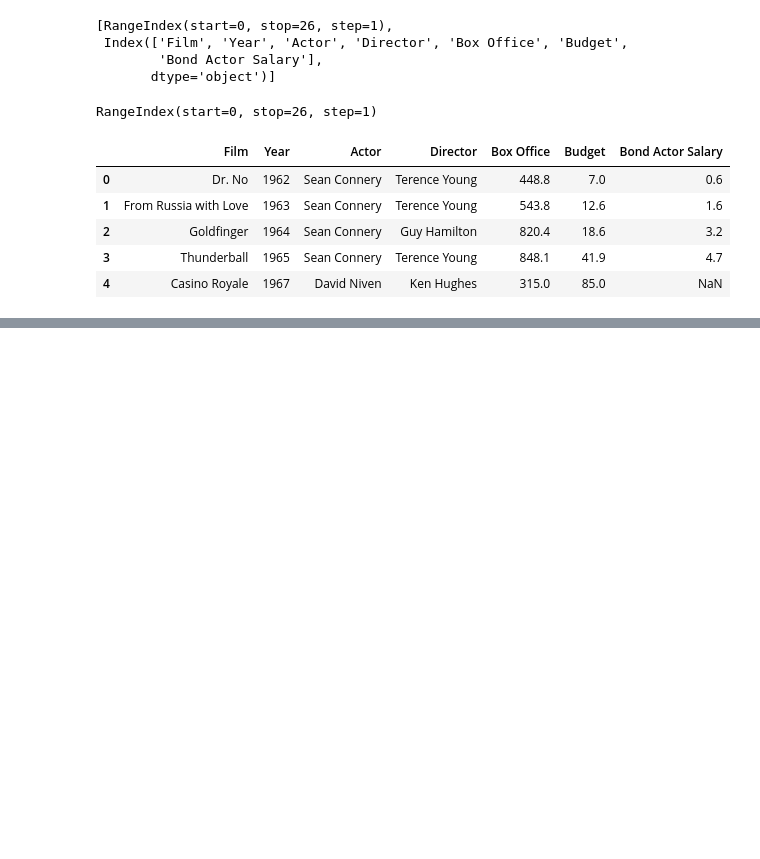
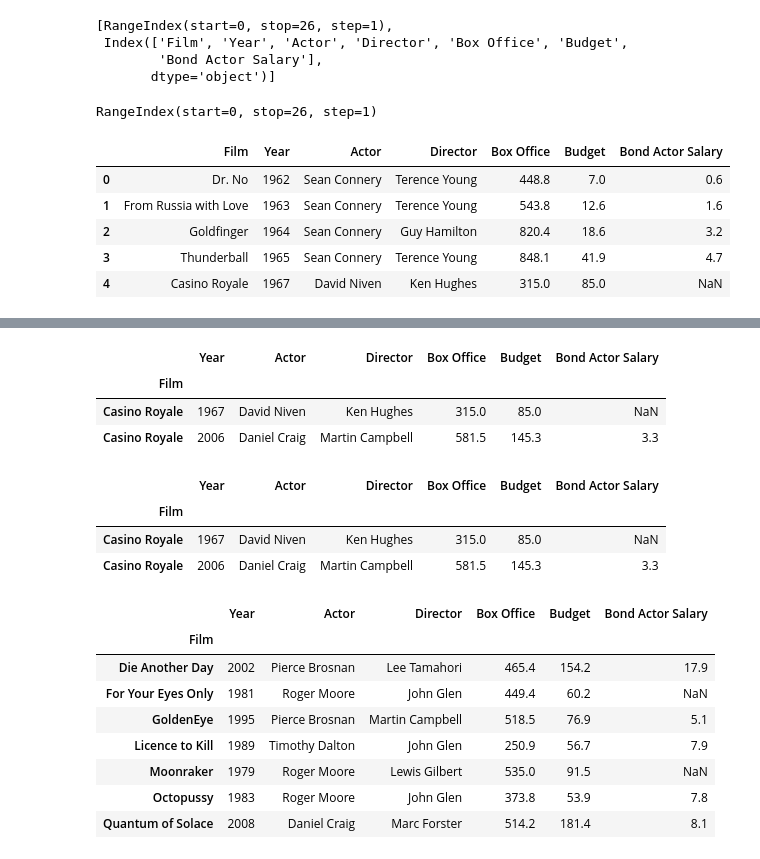
Before and after one commit to jack-cao-623/python_learning, a Jupyter notebook: dataframes_03_data_extraction.ipynb, the cells around one changed output, grey strips where cells are left out. Saved outputs shown, nothing was run; the diff lists cells and outputs as text; code cells hidden in the pictures; blank space fills up the shorter version.

```diff
--- a/dataframes_03_data_extraction.ipynb
+++ b/dataframes_03_data_extraction.ipynb
@@ -133,0 +238,44 @@ bond.set_index(keys = 'Film')
+# %%
+# index labels don't need to be unique
+
+# two rows where Film is Casino Royale
+(
+    bond
+      [bond['Film'] == 'Casino Royale']
+      .set_index('Film')
+)
+# %% [output]
+|  | Year | Actor | Director | Box Office | Budget | Bond Actor Salary |
+| Film |  |  |  |  |  |  |
+| Casino Royale | 1967 | David Niven | Ken Hughes | 315.0 | 85.0 | NaN |
+| Casino Royale | 2006 | Daniel Craig | Martin Campbell | 581.5 | 145.3 | 3.3 |
+# %%
+# make Film the index and extract using .loc[]
+(
+    bond
+      .set_index('Film')
+      .loc['Casino Royale', :]
+)
+# %% [output]
+|  | Year | Actor | Director | Box Office | Budget | Bond Actor Salary |
+| Film |  |  |  |  |  |  |
+| Casino Royale | 1967 | David Niven | Ken Hughes | 315.0 | 85.0 | NaN |
+| Casino Royale | 2006 | Daniel Craig | Martin Campbell | 581.5 | 145.3 | 3.3 |
+# %%
+# .loc[] suppports list slicing
+(
+    bond
+      .set_index('Film')
+      .sort_index()                                # if you want to sort films alphabetically
+      .loc['Die Another Day':'Skyfall':2, :]       # list slicing; #2 refers to step by 2, i.e., every other; defaults to 1
+)
+# %% [output]
+|  | Year | Actor | Director | Box Office | Budget | Bond Actor Salary |
+| Film |  |  |  |  |  |  |
+| Die Another Day | 2002 | Pierce Brosnan | Lee Tamahori | 465.4 | 154.2 | 17.9 |
+| For Your Eyes Only | 1981 | Roger Moore | John Glen | 449.4 | 60.2 | NaN |
+| GoldenEye | 1995 | Pierce Brosnan | Martin Campbell | 518.5 | 76.9 | 5.1 |
+| Licence to Kill | 1989 | Timothy Dalton | John Glen | 250.9 | 56.7 | 7.9 |
+| Moonraker | 1979 | Roger Moore | Lewis Gilbert | 535.0 | 91.5 | NaN |
+| Octopussy | 1983 | Roger Moore | John Glen | 373.8 | 53.9 | 7.8 |
+| Quantum of Solace | 2008 | Daniel Craig | Marc Forster | 514.2 | 181.4 | 8.1 |
```
Also changed, not shown: parts of 29 cells of this notebook.
